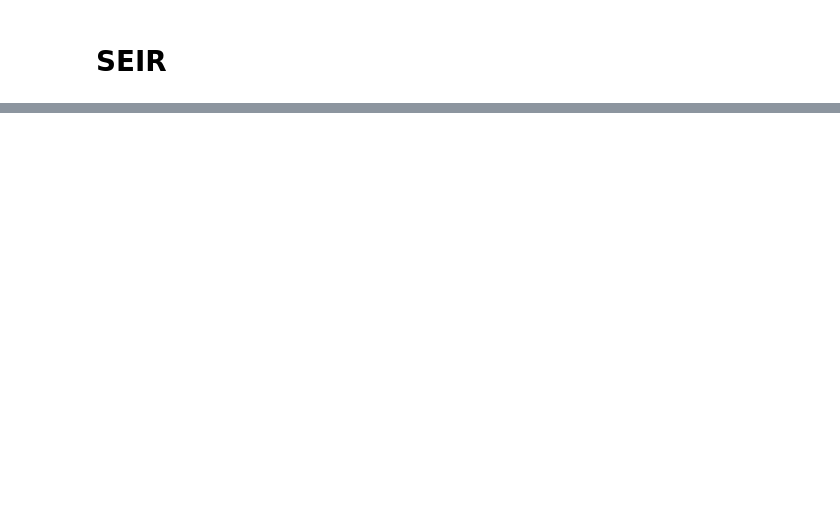
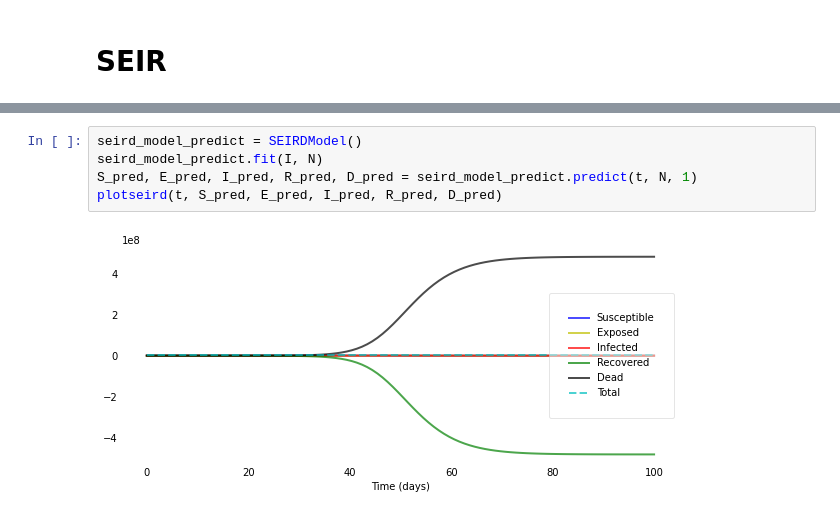
Before and after one commit to El-Tatane/chope_pas_le_covid, a Jupyter notebook: notebooks/Synthetic_data.ipynb, the cells around one changed output, grey strips where cells are left out. Drawn from its saved outputs; the diff is of its cells as text; blank space fills up the shorter version.

```diff
--- a/notebooks/Synthetic_data.ipynb
+++ b/notebooks/Synthetic_data.ipynb
@@ -30,0 +61,7 @@ df = pd.DataFrame(t, )
+# %%
+seird_model_predict = SEIRDModel()
+seird_model_predict.fit(I, N)
+S_pred, E_pred, I_pred, R_pred, D_pred = seird_model_predict.predict(t, N, 1)
+plotseird(t, S_pred, E_pred, I_pred, R_pred, D_pred)
+# %% [output]
+[figure, added]
```
Also changed, not shown: parts of 8 cells of this notebook, 4 other files.
